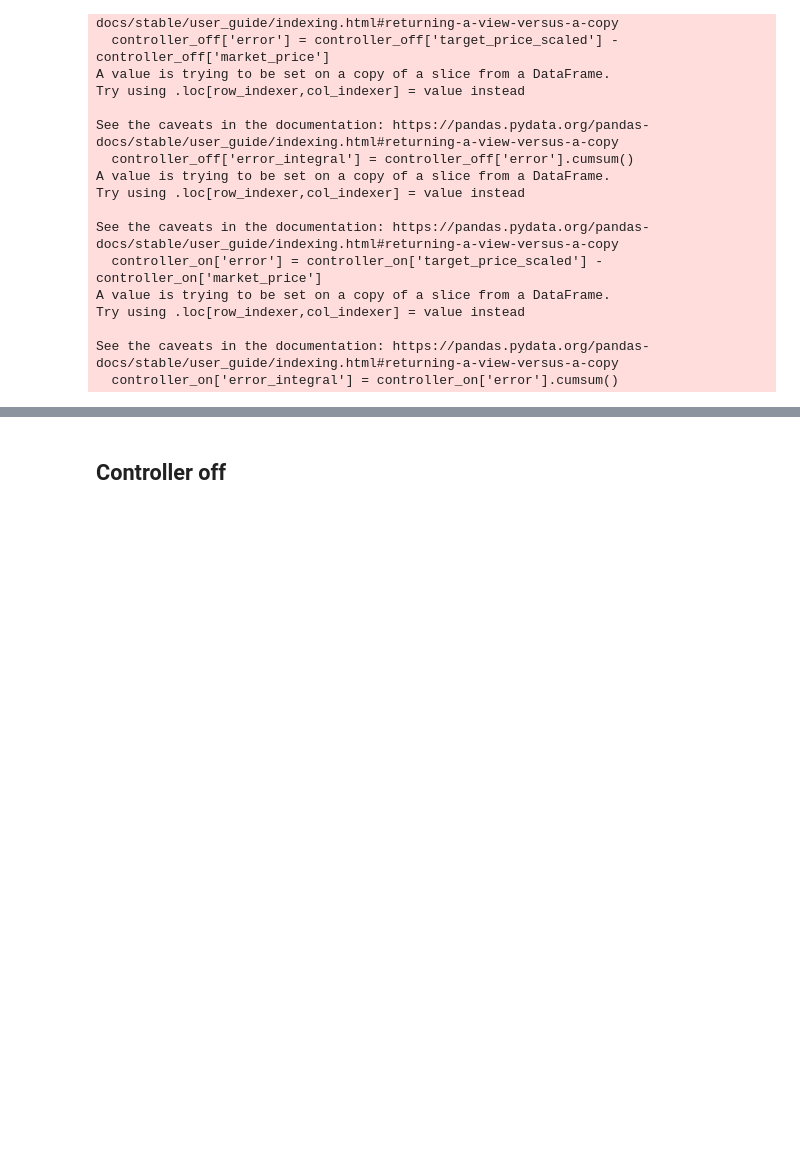
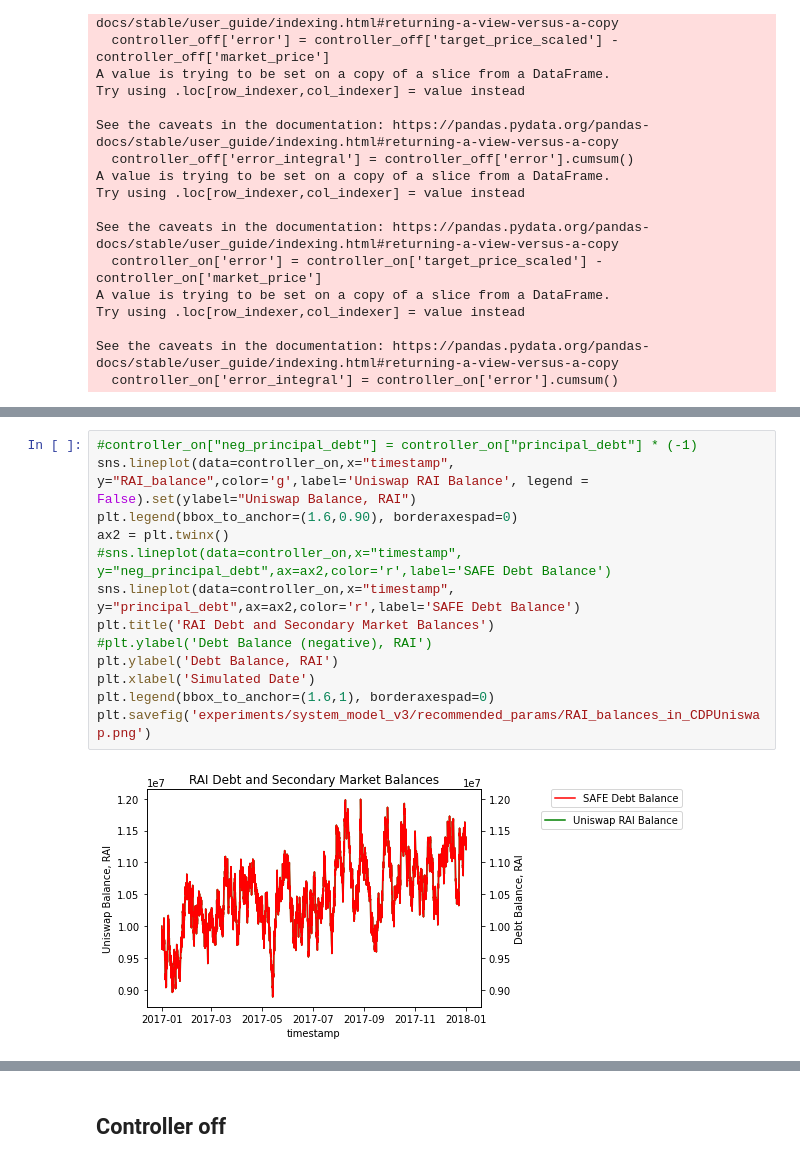
Before and after one commit to BlockScience/reflexer, a Jupyter notebook: notebooks/analysis/Single_run.ipynb, the cells around one changed output, grey strips where cells are left out. Cells and saved outputs as stored; diff of their text form; blank space fills up the shorter version.

```diff
--- a/notebooks/analysis/Single_run.ipynb
+++ b/notebooks/analysis/Single_run.ipynb
@@ -219,3 +226,18 @@ Text(0.5, 1.0, 'RAI balance')
+# %%
+#controller_on["neg_principal_debt"] = controller_on["principal_debt"] * (-1)
+sns.lineplot(data=controller_on,x="timestamp", y="RAI_balance",color='g',label='Uniswap RAI Balance', legend = False).set(ylabel="Uniswap Balance, RAI")
+plt.legend(bbox_to_anchor=(1.6,0.90), borderaxespad=0)
+ax2 = plt.twinx()
+#sns.lineplot(data=controller_on,x="timestamp", y="neg_principal_debt",ax=ax2,color='r',label='SAFE Debt Balance')
+sns.lineplot(data=controller_on,x="timestamp", y="principal_debt",ax=ax2,color='r',label='SAFE Debt Balance')
+plt.title('RAI Debt and Secondary Market Balances')
+#plt.ylabel('Debt Balance (negative), RAI')
+plt.ylabel('Debt Balance, RAI')
+plt.xlabel('Simulated Date')
+plt.legend(bbox_to_anchor=(1.6,1), borderaxespad=0)
+plt.savefig('experiments/system_model_v3/recommended_params/RAI_balances_in_CDPUniswap.png')
+# %% [output]
+[figure, added]
 # %%
 sns.lineplot(data=controller_on,x="timestamp", y="RAI_balance",color='r',label='Rai Balance in Rai')
 sns.lineplot(data=controller_on,x="timestamp", y="principal_debt",color='g',label='CDP total debt (RAI)')
```
Also changed, not shown: parts of 19 cells of this notebook, 9 other files.
